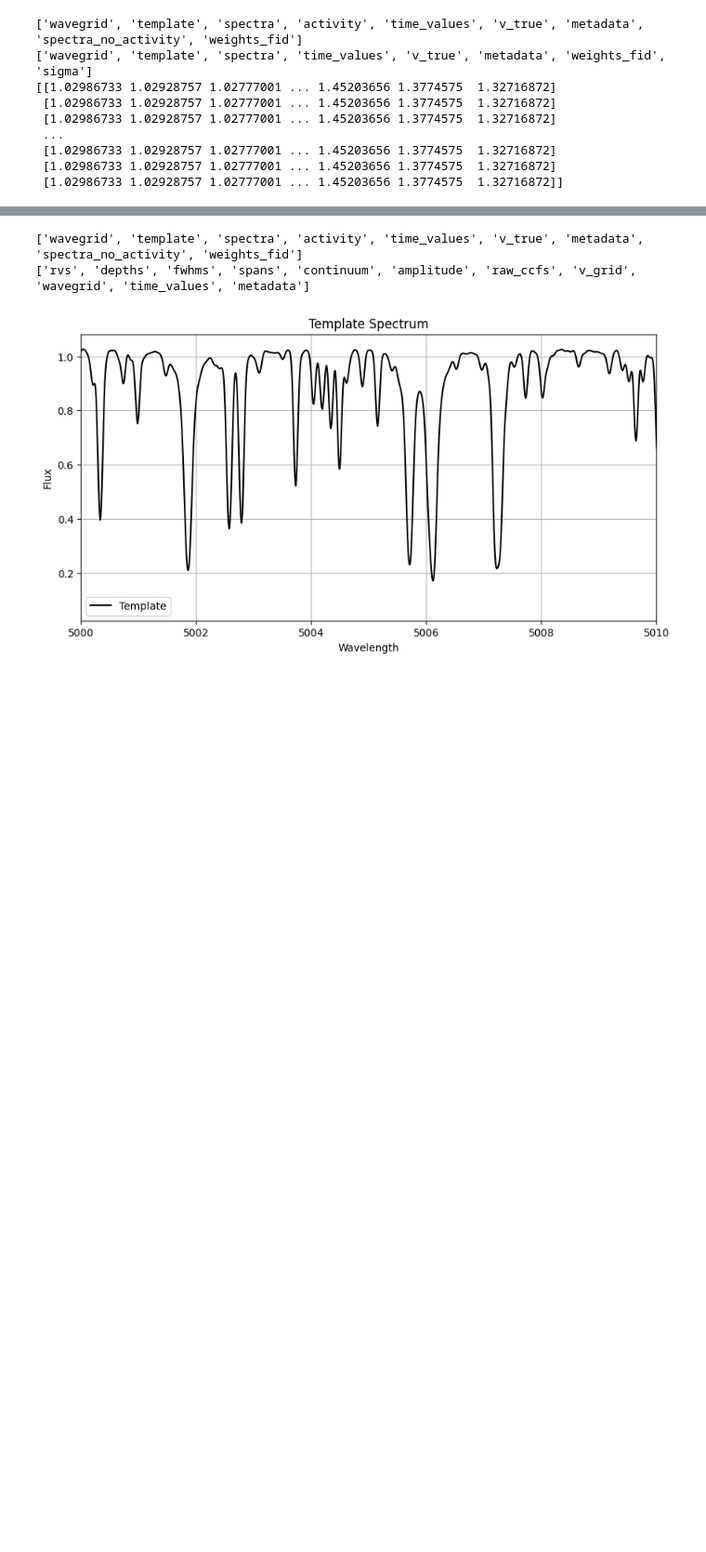
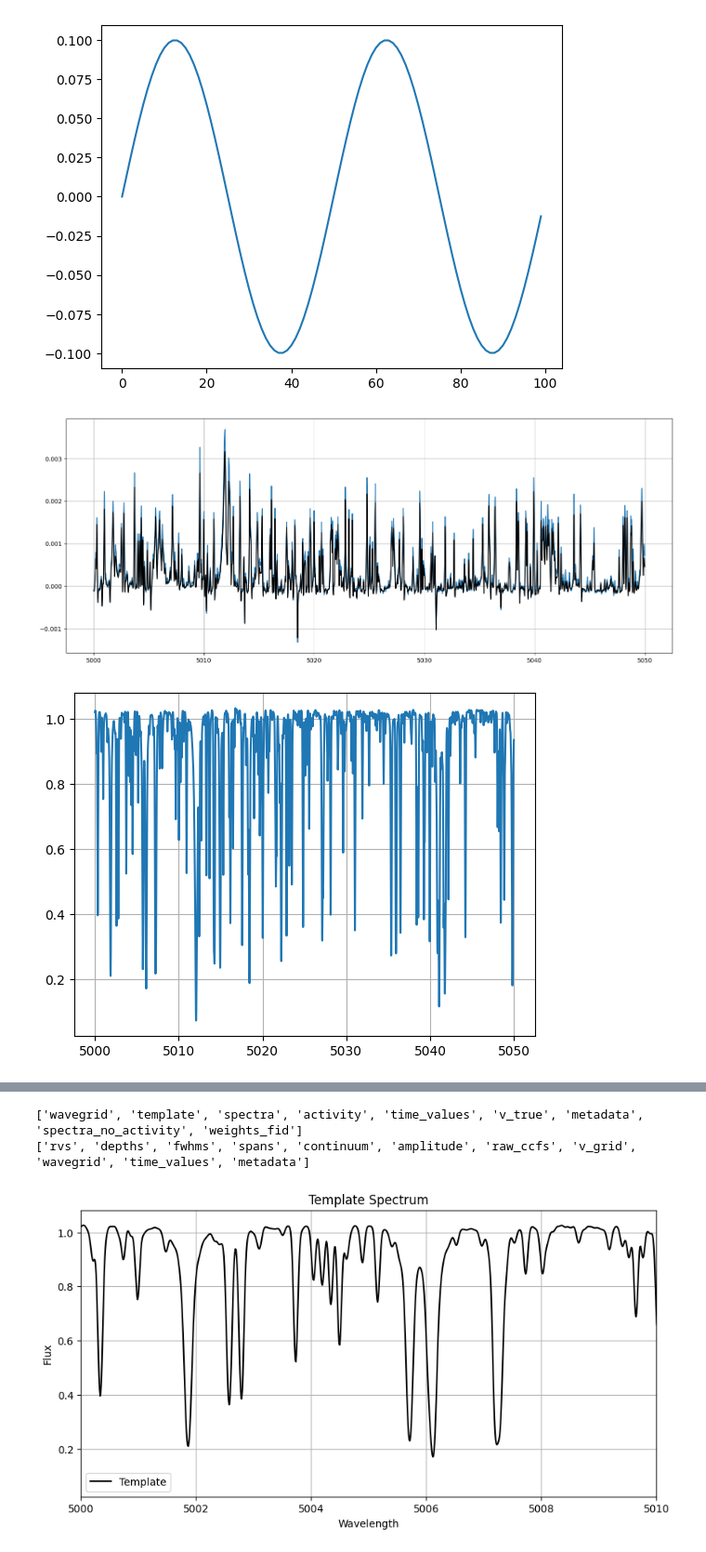
Before and after one commit to theollop/exoplanets_llopis_mary_2025, a Jupyter notebook: notebooks/sandbox.ipynb, the cells around one changed output, grey strips where cells are left out. Shown at 93% size. Drawn from its saved outputs; the diff is of its cells as text; code cells hidden in the pictures; blank space fills up the shorter version.

```diff
--- a/notebooks/sandbox.ipynb
+++ b/notebooks/sandbox.ipynb
@@ -1,22 +26,70 @@
 # %%
+import matplotlib.pyplot as plt
 import numpy as np
+from src.modeling.models import AESTRA
+import torch
 
 raw_dset_soap = np.load(
-    "/home/tliopis/Codes/exoplanets_llopis_mary_2025/data/npz_datasets/soapgpu_ns3287_5000-5010_dx2_sm3_snr300_p100_k0p1_phi0.npz",
+    "/home/tliopis/Codes/exoplanets_llopis_mary_2025/data/npz_datasets/soapgpu_ns100_5000-5050_dx2_sm3_p50_k0p1_phi0.npz",
     allow_pickle=True,
 )
 
-raw_dset_rvdatachallenge = np.load(
-    "/home/tliopis/Codes/exoplanets_llopis_mary_2025/data/npz_datasets/rvdatachallenge_ns1058_5000-5050.npz",
-    allow_pickle=True,
+wavegrid = raw_dset_soap["wavegrid"]
+template = raw_dset_soap["template"]
+spectra = raw_dset_soap["spectra"]
+true_activity = raw_dset_soap["activity"]
+v_true = raw_dset_soap["v_true"]
+
+plt.plot(v_true)
+
+model = AESTRA(
+    n_pixels=raw_dset_soap["metadata"].item()["n_pixels"],
+    b_obs=torch.zeros_like(torch.tensor(raw_dset_soap["spectra"][0])),
+    b_rest=torch.zeros_like(torch.tensor(raw_dset_soap["spectra"][0])),
 )
+
+model.load_state_dict(
+    torch.load(
+        "../experiments/soapgpu_ns100_5000-5050_dx2_sm3_p50_k0p1_phi0/models/aestra_final.pth"
+    )["model_state_dict"]
+)
+
+model = model.to("cuda")
+
+model.eval()
+
+all_v = []
+all_y_act = []
+all_s = []
+all_yrest = []
+for spectra in spectra:
+    r_obs = torch.tensor(spectra, device="cuda") - model.b_obs.unsqueeze(0)
+    v = model.rvestimator(r_obs)
+    all_v.append(v.detach().cpu().numpy())
+    y_act, s = model.spender(r_obs)
+    all_y_act.append(y_act.squeeze(0).detach().cpu().numpy())
+    all_s.append(s.squeeze(0).detach().cpu().numpy())
+    all_yrest.append(y_act.squeeze(0).detach().cpu().numpy() + model.b_rest.detach().cpu().numpy())
+
+
+plt.figure(figsize=(18, 7))
+plt.plot(wavegrid, all_y_act[0], label="Predicted CCF")
+plt.plot(wavegrid, true_activity[0], label="True CCF", color="k")
+plt.grid()
+plt.show()
+
+plt.plot(wavegrid, all_yrest[0] , label="Predicted Spectrum")
+plt.grid()
+plt.show()
+
+plt.figure(figsize=(18, 7))
+plt.plot(v_true - v_true[0], label="True Velocity")
+plt.plot(all_v, label="Predicted Velocity")
+plt.xlabel("Sample")
+plt.ylabel("Velocity")
+plt.legend()
+plt.show()
 # %% [output]
-['wavegrid', 'template', 'spectra', 'activity', 'time_values', 'v_true', 'metadata', 'spectra_no_activity', 'weights_fid']
-['wavegrid', 'template', 'spectra', 'time_values', 'v_true', 'metadata', 'weights_fid', 'sigma']
-[[1.02986733 1.02928757 1.02777001 ... 1.45203656 1.3774575  1.32716872]
- [1.02986733 1.02928757 1.02777001 ... 1.45203656 1.3774575  1.32716872]
- [1.02986733 1.02928757 1.02777001 ... 1.45203656 1.3774575  1.32716872]
- ...
- [1.02986733 1.02928757 1.02777001 ... 1.45203656 1.3774575  1.32716872]
- [1.02986733 1.02928757 1.02777001 ... 1.45203656 1.3774575  1.32716872]
- [1.02986733 1.02928757 1.02777001 ... 1.45203656 1.3774575  1.32716872]]
+[figure, added]
+[figure, added]
+[figure, added]
```
Also changed, not shown: parts of 3 cells of this notebook, 6 other files.
